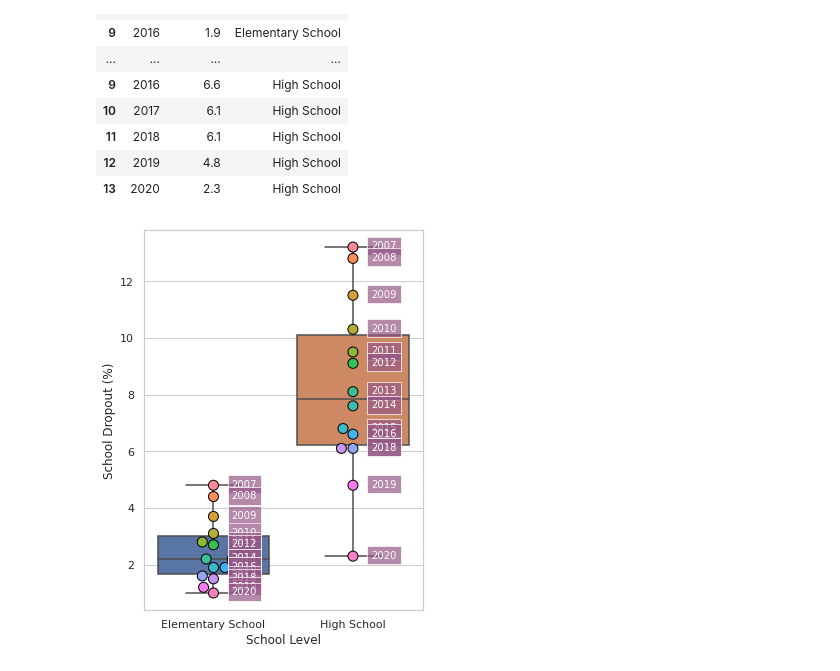
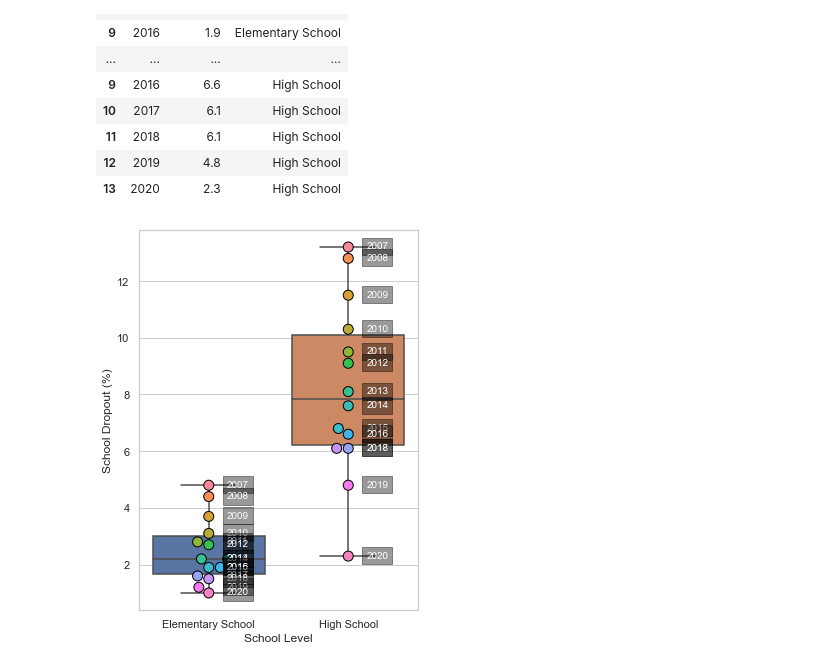
Before and after one commit to aianshay/covid-impacts-on-education, a Jupyter notebook: viz_rq5.ipynb, the cells around one changed output. Cells and saved outputs as stored; diff of their text form; code cells hidden in the pictures.

```diff
--- a/viz_rq5.ipynb
+++ b/viz_rq5.ipynb
@@ -133,6 +133,8 @@ y_2020_EM = totals[totals.Ano == 2020]['Total - EM'].iloc[0]
 plt.text(2020+x_shift, y_2020_EM-y_shift, '{:.1f}%'.format(y_2020_EM), color='white').set_backgroundcolor('#965786')
 y_2020_EF = totals[totals.Ano == 2020]['Total - EF'].iloc[0]
 plt.text(2020+x_shift, y_2020_EF-y_shift, '{:.1f}%'.format(y_2020_EF), color='white').set_backgroundcolor('#965786')
+for index, row in totals.iterrows():
+    plt.text(code[row.Ano]+x_shift, row.Dropout-y_shift, row.Ano, color='white', fontsize='small', bbox=dict(facecolor='#965786', alpha=0.7))
 plt.legend()
 plt.show()
 # %% [output]
@@ -224,15 +227,17 @@ y_shift = 0.07
 # %%
 plt.figure(figsize=(5,7))
 sns.set(style="whitegrid")
 ax = sns.boxplot(x='Level', y="Dropout", data=totals_transformed, showfliers = True)
 ax = sns.swarmplot(x='Level', y="Dropout", data=totals_transformed, hue='Year', edgecolor='black', linewidth=1.0, s=10)
 ax.set_xlabel("School Level")
 ax.set_ylabel("School Dropout (%)")
 code = {'Elementary School': 0, 'High School': 1}
 for index, row in totals_transformed.iterrows():
-    plt.text(code[row.Level]+x_shift, row.Dropout-y_shift, row.Year, color='white', fontsize='small', bbox=dict(facecolor='#965786', alpha=0.7))
+    plt.text(code[row.Level]+x_shift, row.Dropout-y_shift, row.Year, color='white', fontsize='small'
+            , bbox=dict(facecolor='black', alpha=0.4, edgecolor='black')
+             )
 # # ax.legend(loc='center right', bbox_to_anchor=(1.25, 0.5), ncol=1)
 ax.legend().remove()
 plt.show()
 # %% [output]
-[figure, old version]
+[figure, new version]
```
Also changed, not shown: parts of 7 cells of this notebook.
